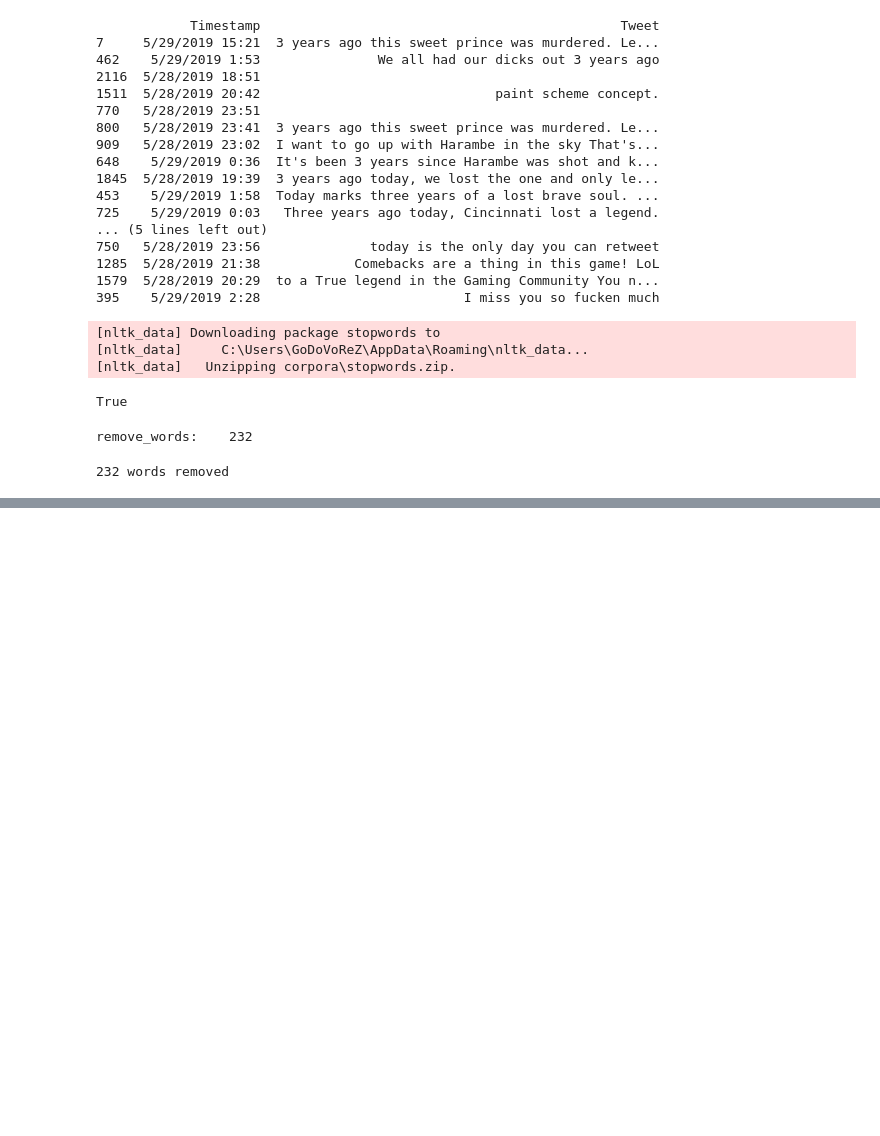
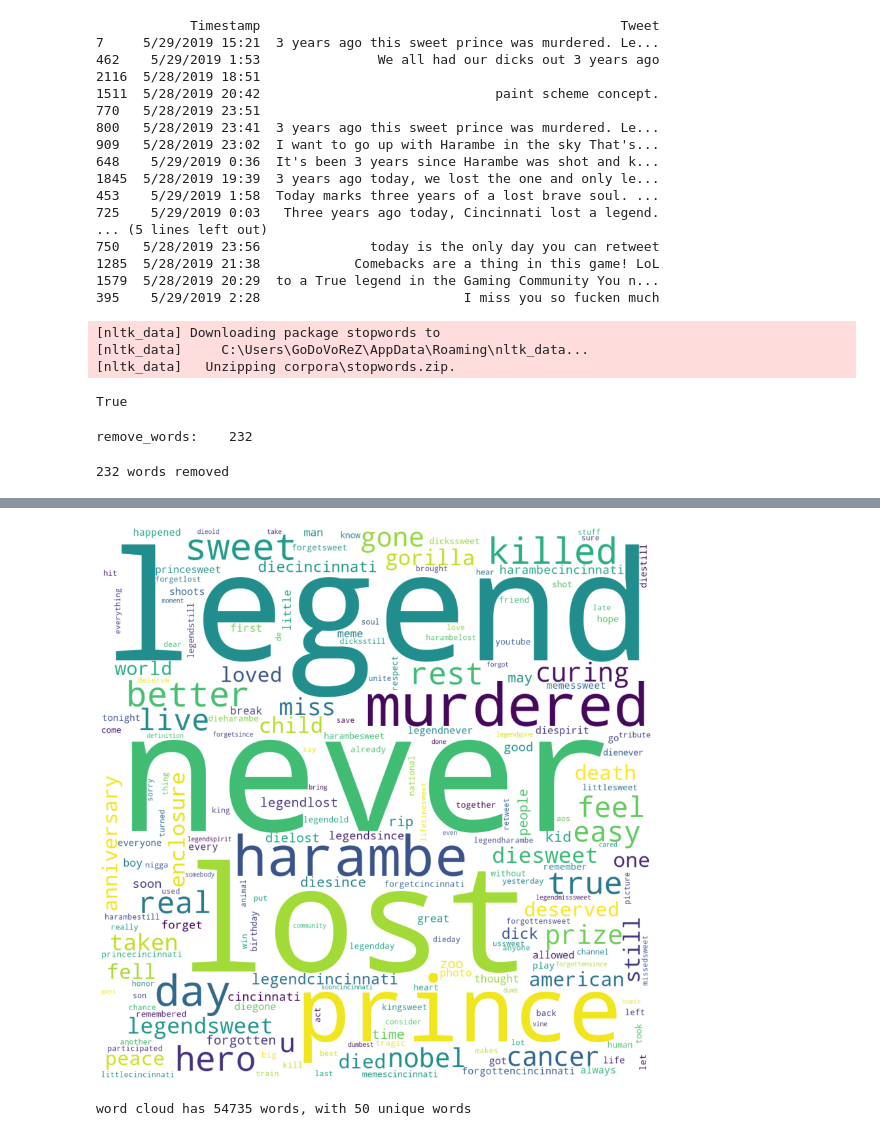
Before and after one commit to Andy666Fox/TINY_DS_PROJECTS, a Jupyter notebook: Extract_text_from_twitter/main_twitter_res.ipynb, the cells around one changed output, grey strips where cells are left out. Saved outputs shown, nothing was run; the diff lists cells and outputs as text; code cells hidden in the pictures; blank space fills up the shorter version.

```diff
--- a/Extract_text_from_twitter/main_twitter_res.ipynb
+++ b/Extract_text_from_twitter/main_twitter_res.ipynb
@@ -148,0 +185,31 @@ print(len(remove_words), 'words removed')
+# %%
+from wordcloud import WordCloud, STOPWORDS
+stopwords = set(STOPWORDS)
+
+wc_string = ''
+
+for text in df.Tweet:
+    text = str(text)
+    text_split = text.split()
+
+    wc_string = wc_string + ' '.join(text_split)
+
+wc_string = wc_string.lower()
+
+
+wordcloud = WordCloud(width=1200, height=1200,
+                      background_color='white',
+                      stopwords=stopwords,
+                      collocations=False,
+                      min_font_size=10).generate(wc_string)
+
+plt.figure(figsize=(12,12))
+plt.imshow(wordcloud)
+plt.axis('off')
+plt.tight_layout()
+plt.show()
+
+print('word cloud has', len(wc_string), 'words, with', len(set(wc_string)), 'unique words')
+# %% [output]
+[figure, added]
+word cloud has 54735 words, with 50 unique words
```
Also changed, not shown: parts of 2 cells of this notebook.
